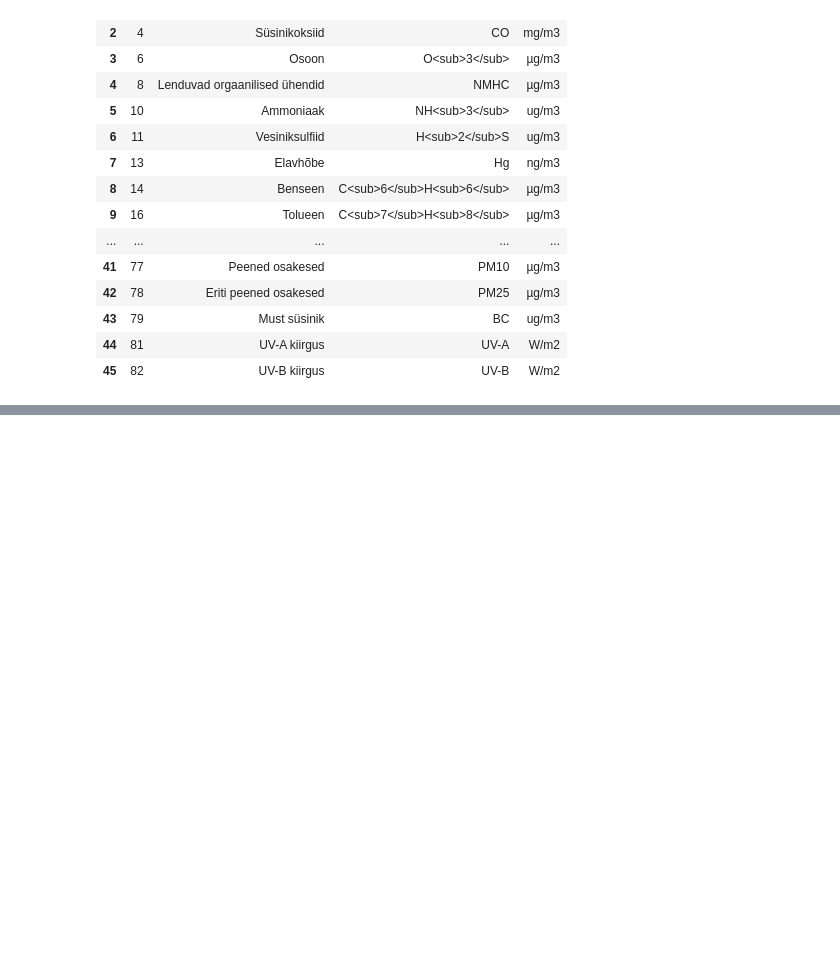
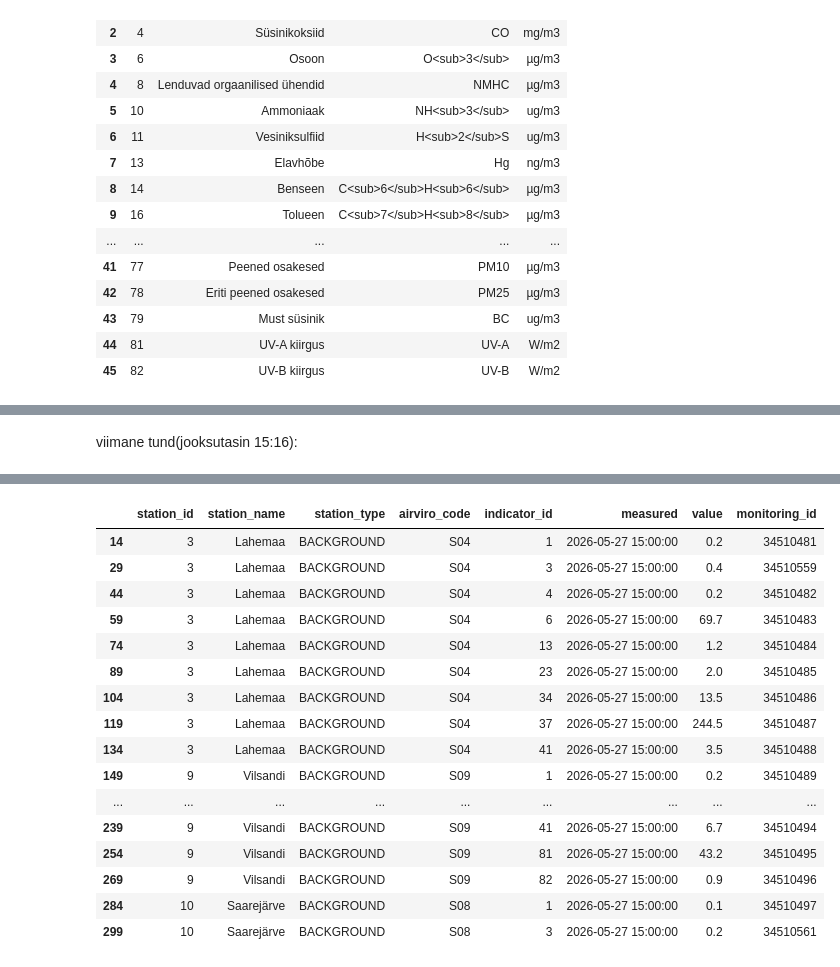
Before and after one commit to annaliisah/projektitoo_ohukvaliteedi_vordlus, a Jupyter notebook: notebooks/01_ohuseire.ipynb, the cells around one changed output, grey strips where cells are left out. Cells and saved outputs as stored; diff of their text form; code cells hidden in the pictures; blank space fills up the shorter version.

```diff
--- a/notebooks/01_ohuseire.ipynb
+++ b/notebooks/01_ohuseire.ipynb
@@ -152,0 +394,9 @@ indicators[["id", "name", "formula", "unit"]].head(47)
+# %% [markdown]
+viimane tund(jooksutasin 15:16):
+# %%
+last_ts = monitoring_df["measured"].max()
+last_hour_df = monitoring_df[monitoring_df["measured"] == last_ts].copy()
+
+print("Viimane ajatempel:", last_ts)
+last_hour_df.head(20)
+# %% [output]
@@ -152,0 +404,17 @@ indicators[["id", "name", "formula", "unit"]].head(47)
+|  | station_id | station_name | station_type | airviro_code | indicator_id | measured | value | monitoring_id |
+| 14 | 3 | Lahemaa | BACKGROUND | S04 | 1 | 2026-05-27 15:00:00 | 0.2 | 34510481 |
+| 29 | 3 | Lahemaa | BACKGROUND | S04 | 3 | 2026-05-27 15:00:00 | 0.4 | 34510559 |
+| 44 | 3 | Lahemaa | BACKGROUND | S04 | 4 | 2026-05-27 15:00:00 | 0.2 | 34510482 |
+| 59 | 3 | Lahemaa | BACKGROUND | S04 | 6 | 2026-05-27 15:00:00 | 69.7 | 34510483 |
+| 74 | 3 | Lahemaa | BACKGROUND | S04 | 13 | 2026-05-27 15:00:00 | 1.2 | 34510484 |
+| 89 | 3 | Lahemaa | BACKGROUND | S04 | 23 | 2026-05-27 15:00:00 | 2.0 | 34510485 |
+| 104 | 3 | Lahemaa | BACKGROUND | S04 | 34 | 2026-05-27 15:00:00 | 13.5 | 34510486 |
+| 119 | 3 | Lahemaa | BACKGROUND | S04 | 37 | 2026-05-27 15:00:00 | 244.5 | 34510487 |
+| 134 | 3 | Lahemaa | BACKGROUND | S04 | 41 | 2026-05-27 15:00:00 | 3.5 | 34510488 |
+| 149 | 9 | Vilsandi | BACKGROUND | S09 | 1 | 2026-05-27 15:00:00 | 0.2 | 34510489 |
+| ... | ... | ... | ... | ... | ... | ... | ... | ... |
+| 239 | 9 | Vilsandi | BACKGROUND | S09 | 41 | 2026-05-27 15:00:00 | 6.7 | 34510494 |
+| 254 | 9 | Vilsandi | BACKGROUND | S09 | 81 | 2026-05-27 15:00:00 | 43.2 | 34510495 |
+| 269 | 9 | Vilsandi | BACKGROUND | S09 | 82 | 2026-05-27 15:00:00 | 0.9 | 34510496 |
+| 284 | 10 | Saarejärve | BACKGROUND | S08 | 1 | 2026-05-27 15:00:00 | 0.1 | 34510497 |
+| 299 | 10 | Saarejärve | BACKGROUND | S08 | 3 | 2026-05-27 15:00:00 | 0.2 | 34510561 |
```
Also changed, not shown: parts of 14 cells of this notebook.
